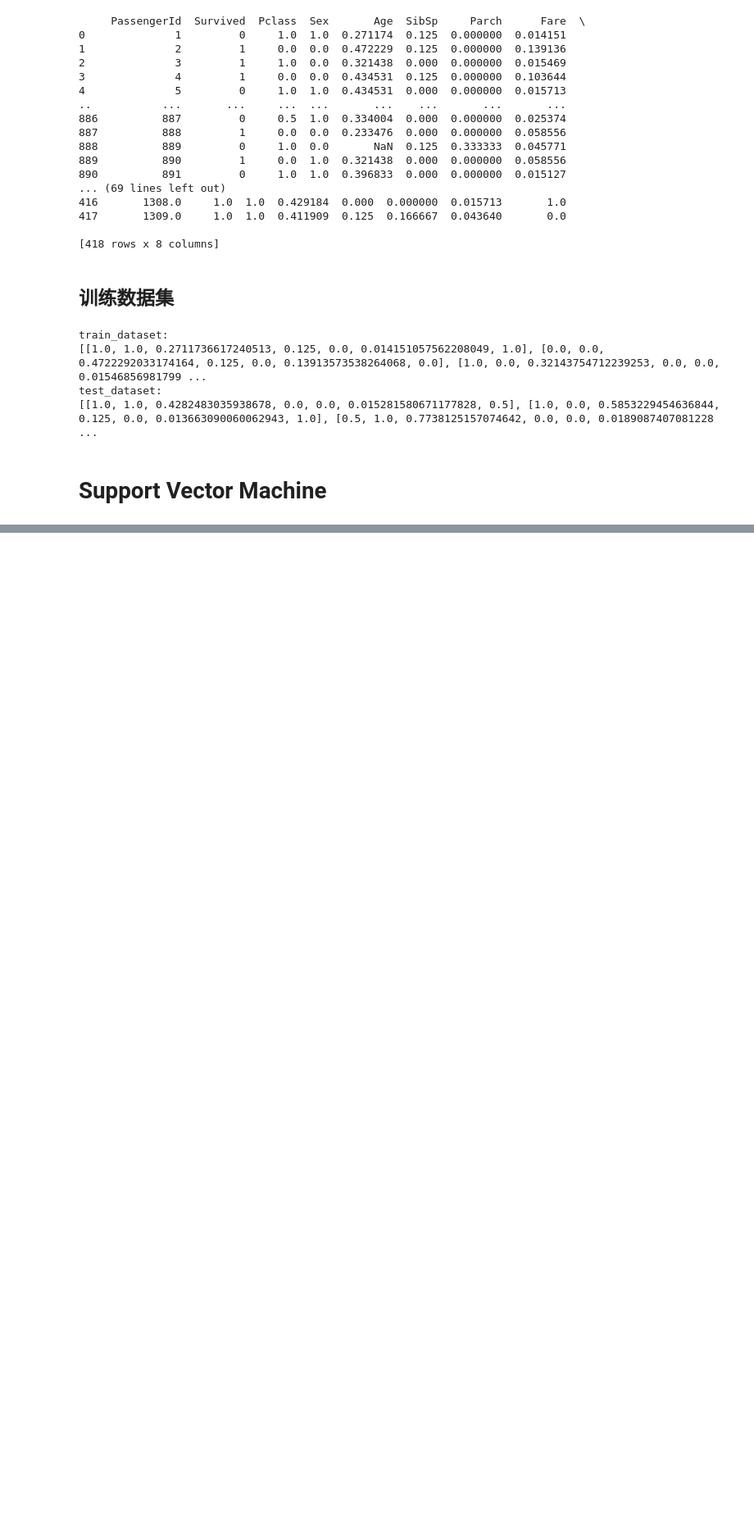
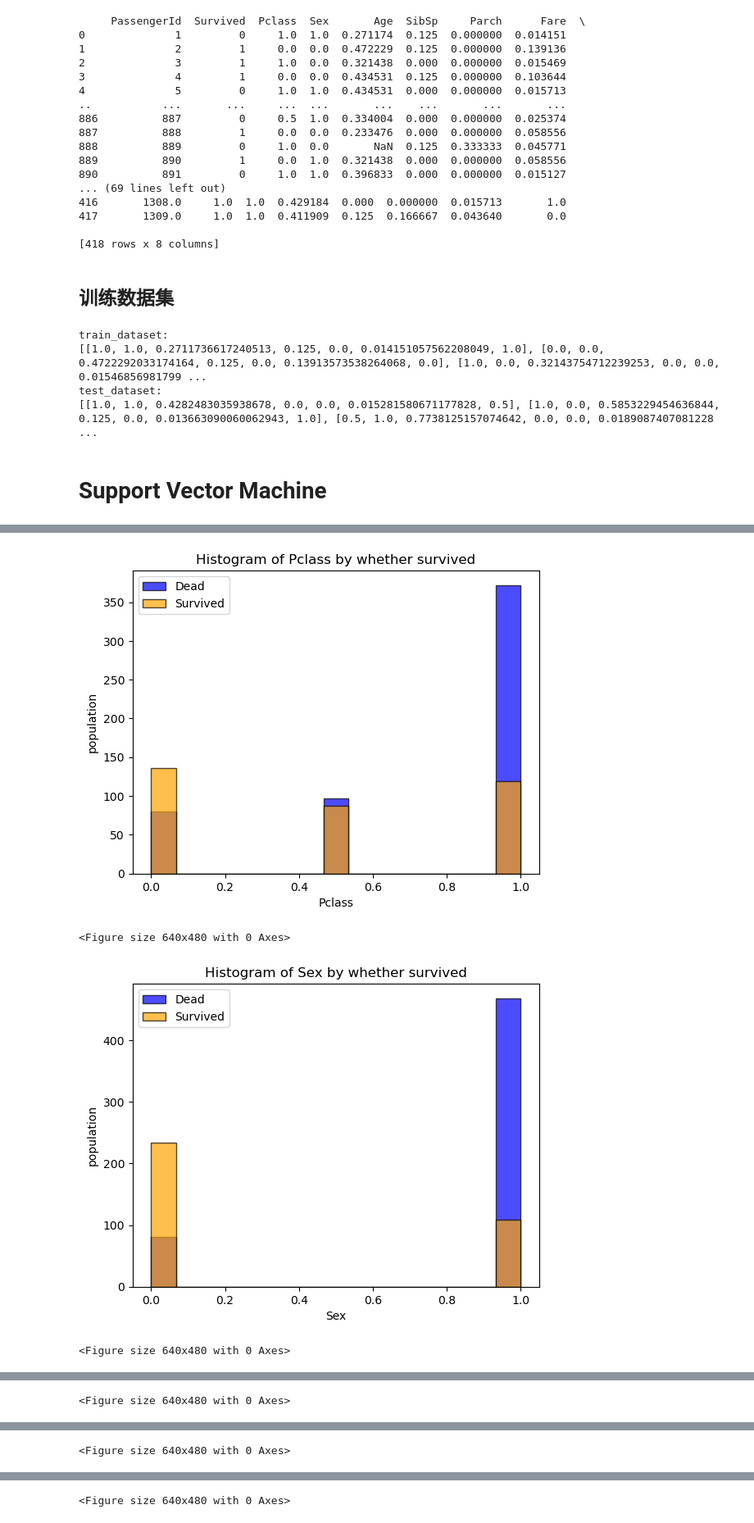
Before and after one commit to EpsilonZYJ/IntroductionToAI, a Jupyter notebook: Titanic.ipynb, the cells around one changed output, grey strips where cells are left out. Shown at 82% size. Saved outputs shown, nothing was run; the diff lists cells and outputs as text; code cells hidden in the pictures; blank space fills up the shorter version.

```diff
--- a/Titanic.ipynb
+++ b/Titanic.ipynb
@@ -3,6 +3,7 @@ import pandas as pd
 import matplotlib.pyplot as plt
 from sklearn.impute import KNNImputer
 # %%
+colunm_names = ["Pclass", "Sex", "Age", "SibSp", "Parch", "Fare", "Embarked"]
 '''
 可调参数
 '''
@@ -220,0 +222,22 @@ test_dataset:
+# %%
+for name in colunm_names:
+    plt.figure()
+    data = pd.DataFrame({
+        "name": train_DataFrame_filled[name],
+        "target": train_DataFrame_filled["Survived"]
+    })
+
+    plt.hist(data[data['target'] == 0]["name"], bins=15, alpha=0.7, label='Dead', color='blue', edgecolor='black')
+    plt.hist(data[data['target'] == 1]["name"], bins=15, alpha=0.7, label='Survived', color='orange', edgecolor='black')
+
+    plt.title('Histogram of ' + name + ' by whether survived')
+    plt.xlabel(name)
+    plt.ylabel('population')
+    plt.legend()
+    plt.show()
+    plt.savefig("Picture/Titanic/" + name + ".png")
+# %% [output]
+[figure, added]
+<Figure size 640x480 with 0 Axes>
+[figure, added]
+<Figure size 640x480 with 0 Axes>
@@ -220,0 +245 @@ test_dataset:
+<Figure size 640x480 with 0 Axes>
@@ -220,0 +247 @@ test_dataset:
+<Figure size 640x480 with 0 Axes>
@@ -220,0 +249 @@ test_dataset:
+<Figure size 640x480 with 0 Axes>
```
Also changed, not shown: parts of 5 cells of this notebook, 7 other files.
